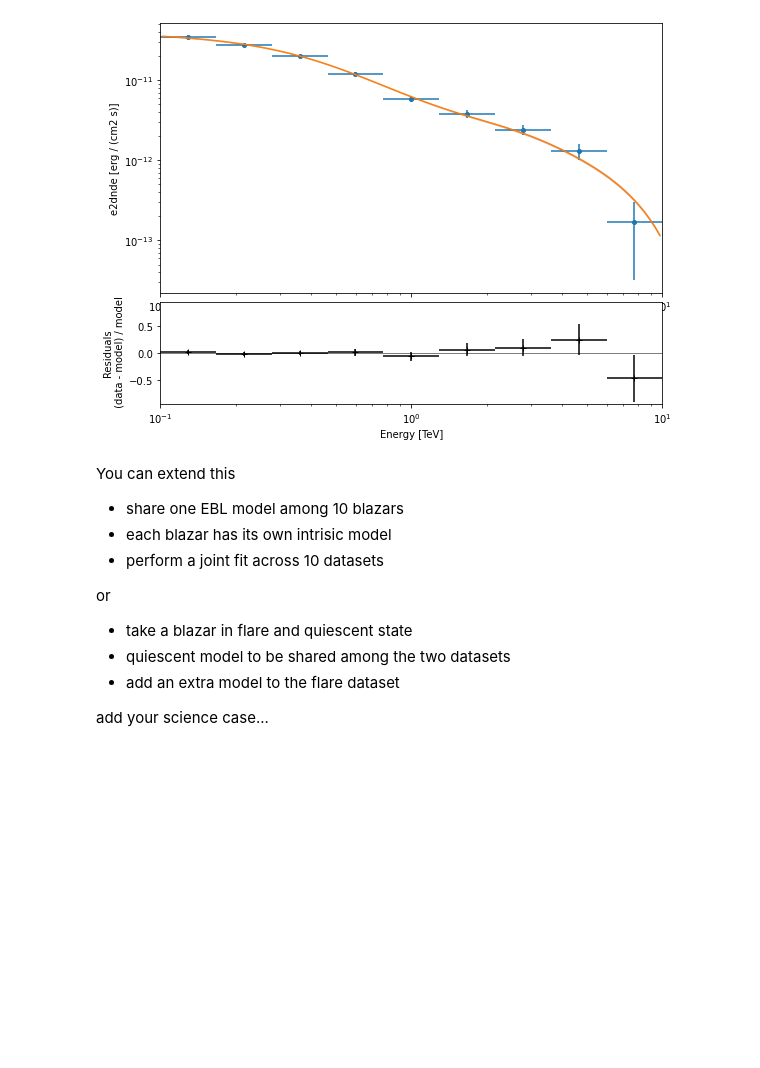
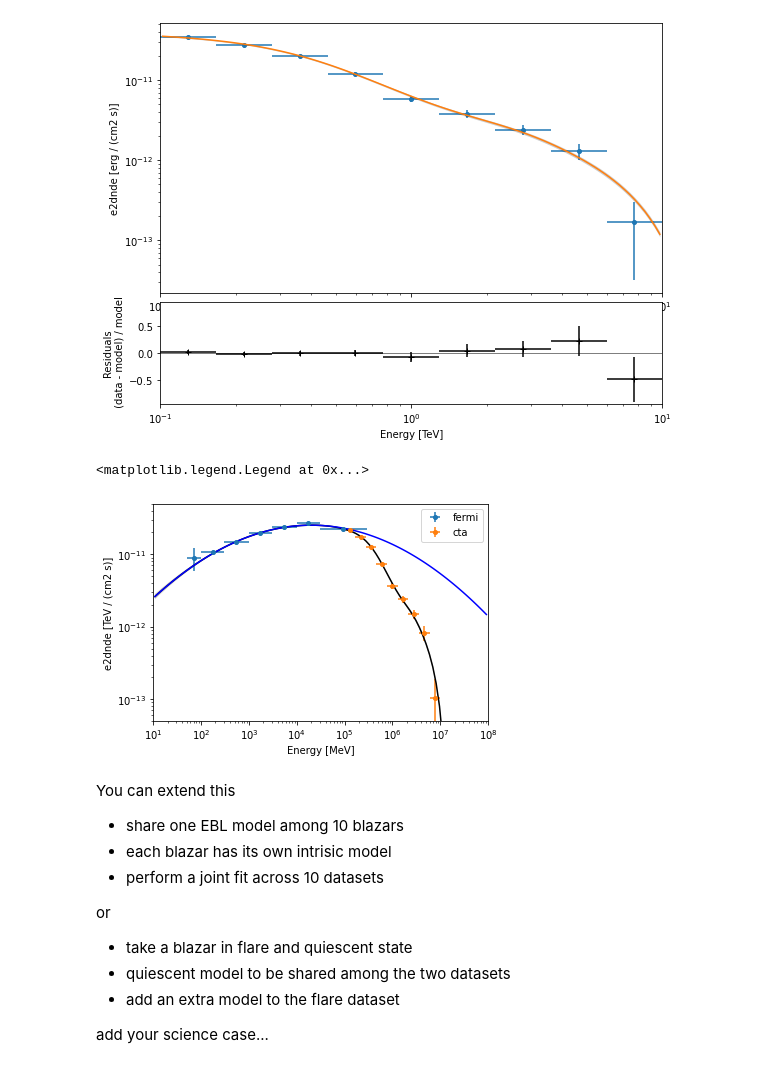
Before and after one commit to AtreyeeS/VHE-KU-workshop, a Jupyter notebook: fit_blazar.ipynb, the cells around one changed output. Saved outputs shown, nothing was run; the diff lists cells and outputs as text; code cells hidden in the pictures; blank space fills up the shorter version.

```diff
--- a/fit_blazar.ipynb
+++ b/fit_blazar.ipynb
@@ -309,16 +283,22 @@ Aim: Simulatneously fit the CTA flux points with 4FGL flux points.
 # %%
 model_copy = pks_model.copy()
 spec = LogParabolaSpectralModel()
+#spec = ExpCutoffPowerLawSpectralModel()
 redshift = 0.116
 ebl = EBLAbsorptionNormSpectralModel.read_builtin("dominguez", redshift=redshift)
 model_fp = SkyModel(spec*ebl, name="model_fp")
+spec.parameters["reference"].quantity = 1*u.TeV
 # %%
 fermi_catalag = SourceCatalog4FGL()
 source = fermi_catalag["PKS 2155-304"]
 fermi_flux_points = source.flux_points
 # %%
-fermi_fp_dataset = FluxPointsDataset(data=fermi_flux_points, models=model_fp, name="fermi")
-cta_fp_dataset = FluxPointsDataset(data=flux_points, models=model_fp, name="cta")
+fermi_fp_dataset = FluxPointsDataset(data=fermi_flux_points,
+                                     models=model_fp,
+                                     name="fermi")
+cta_fp_dataset = FluxPointsDataset(data=flux_points,
+                                   models=model_fp,
+                                   name="cta")
 datasets = Datasets([fermi_fp_dataset, cta_fp_dataset])
 # %%
 print(datasets)
@@ -383,6 +352,24 @@ cta_fp_dataset.plot_fit()
 (<AxesSubplot:xlabel='Energy [TeV]', ylabel='e2dnde [erg / (cm2 s)]'>,
  <AxesSubplot:xlabel='Energy [TeV]', ylabel='Residuals\n (data - model) / model'>)
 [figure]
+# %%
+ax = plt.subplot()
+
+kwargs = {"ax": ax, "sed_type": "e2dnde", "yunits": u.Unit("TeV cm-2 s-1")}
+
+for d in datasets:
+    d.data.plot(label=d.name, **kwargs)
+
+energy_bounds = [1e-5, 1e2] * u.TeV
+model_fp.spectral_model.plot(energy_bounds=energy_bounds, color="k", **kwargs)
+model_fp.spectral_model.plot_error(energy_bounds=energy_bounds, **kwargs)
+spec.plot(energy_bounds=energy_bounds, color="b", **kwargs)
+ax.set_ylim(5e-14, 5e-11)
+ax.set_xlim(energy_bounds)
+ax.legend()
+# %% [output]
+<matplotlib.legend.Legend at 0x...>
+[figure, added]
 # %% [markdown]
 You can extend this
 - share one EBL model among 10 blazars
```
Also changed, not shown: parts of 18 cells of this notebook.
